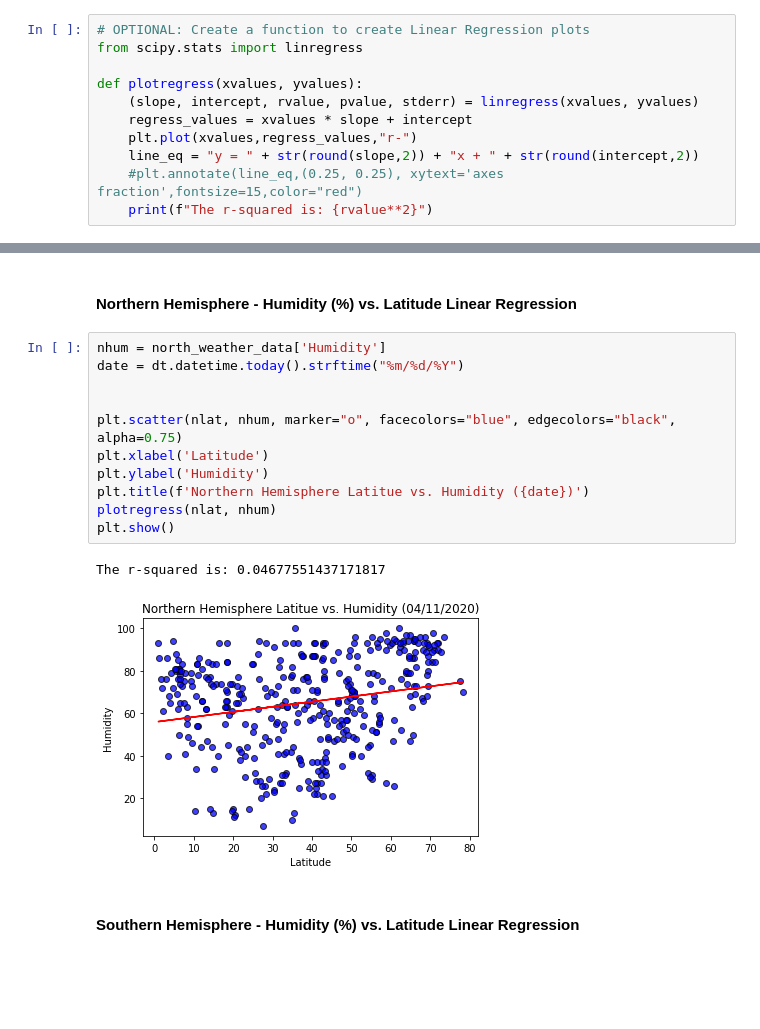
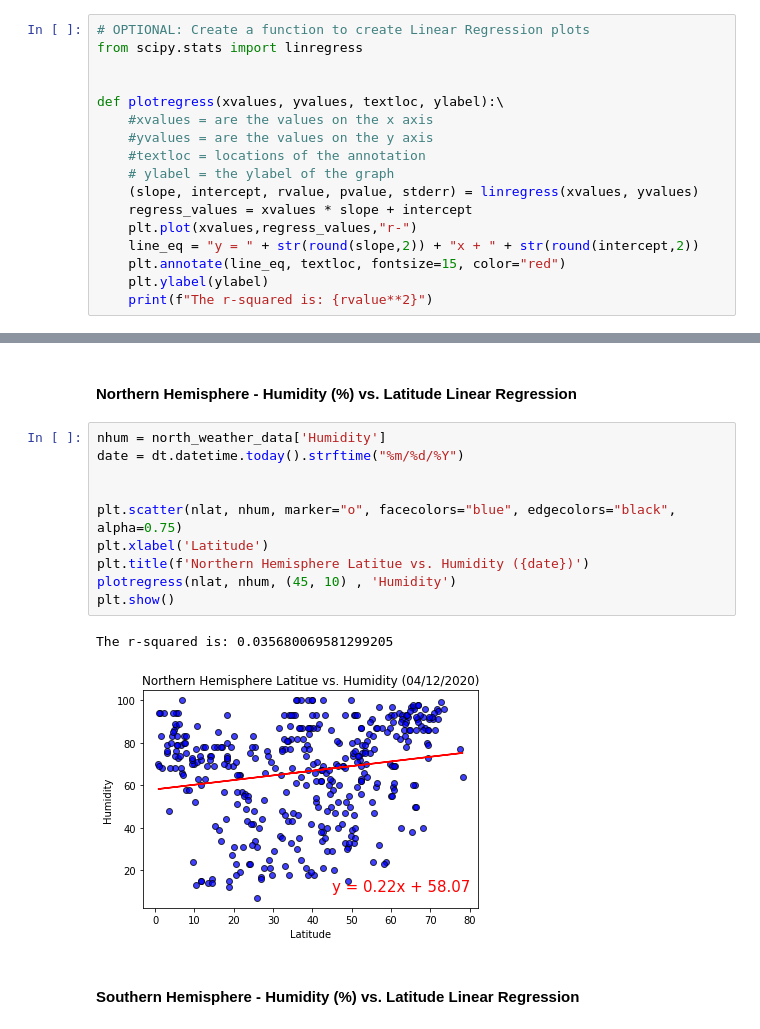
Before and after one commit to peytonsharsh/Perfect_Weather_Vacation_Destinations, a Jupyter notebook: WeatherPy.ipynb, the cells around one changed output, grey strips where cells are left out. Cells and saved outputs as stored; diff of their text form; blank space fills up the shorter version.

```diff
--- a/WeatherPy.ipynb
+++ b/WeatherPy.ipynb
@@ -221,12 +218,18 @@ plt.show()
 # OPTIONAL: Create a function to create Linear Regression plots
 from scipy.stats import linregress
 
-def plotregress(xvalues, yvalues):
+
+def plotregress(xvalues, yvalues, textloc, ylabel):\
+    #xvalues = are the values on the x axis
+    #yvalues = are the values on the y axis
+    #textloc = locations of the annotation
+    # ylabel = the ylabel of the graph
     (slope, intercept, rvalue, pvalue, stderr) = linregress(xvalues, yvalues)
     regress_values = xvalues * slope + intercept
     plt.plot(xvalues,regress_values,"r-")
     line_eq = "y = " + str(round(slope,2)) + "x + " + str(round(intercept,2))
-    #plt.annotate(line_eq,(0.25, 0.25), xytext='axes fraction',fontsize=15,color="red")
+    plt.annotate(line_eq, textloc, fontsize=15, color="red")
+    plt.ylabel(ylabel)
     print(f"The r-squared is: {rvalue**2}")
 # %%
 # Create Northern and Southern Hemisphere DataFrames
@@ -271,17 +272,16 @@ The r-squared is: 0.5025923270744524
 # %%
 nhum = north_weather_data['Humidity']
 date = dt.datetime.today().strftime("%m/%d/%Y")
 
 
 plt.scatter(nlat, nhum, marker="o", facecolors="blue", edgecolors="black", alpha=0.75)
 plt.xlabel('Latitude')
-plt.ylabel('Humidity')
 plt.title(f'Northern Hemisphere Latitue vs. Humidity ({date})')
-plotregress(nlat, nhum)
+plotregress(nlat, nhum, (45, 10) , 'Humidity')
 plt.show()
 # %% [output]
-The r-squared is: 0.04677551437171817
+The r-squared is: 0.035680069581299205
-[figure, old version]
+[figure, new version]
 # %% [markdown]
 ####  Southern Hemisphere - Humidity (%) vs. Latitude Linear Regression
 # %%
```
Also changed, not shown: parts of 15 cells of this notebook, 1 other file.
